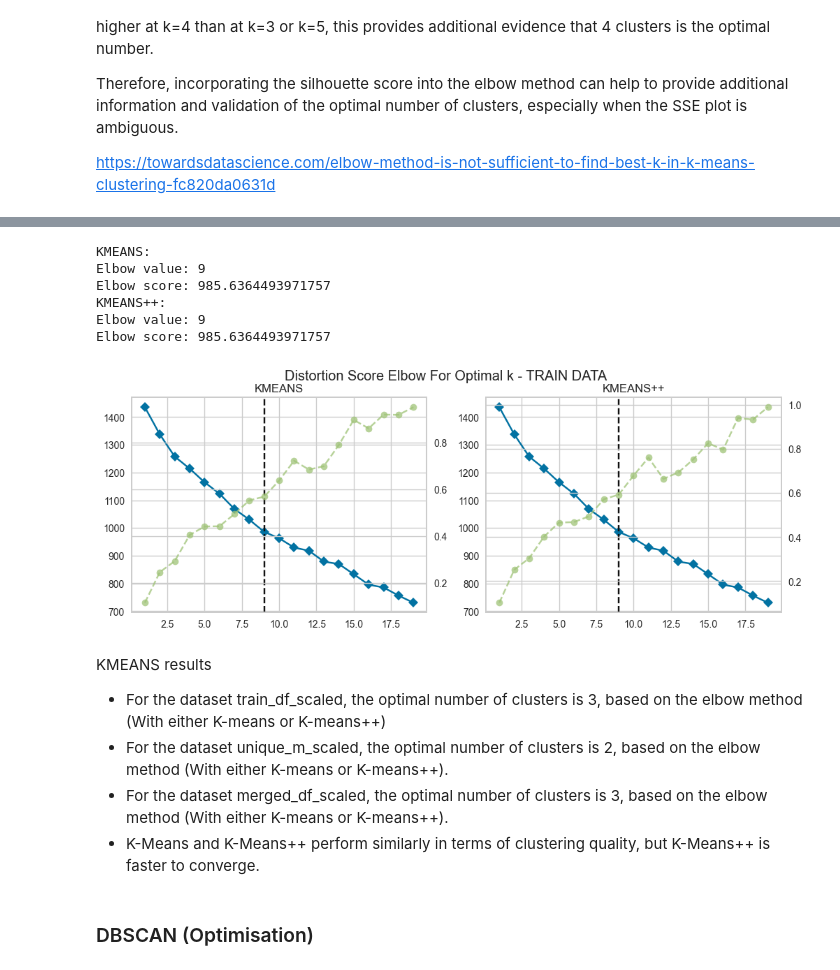
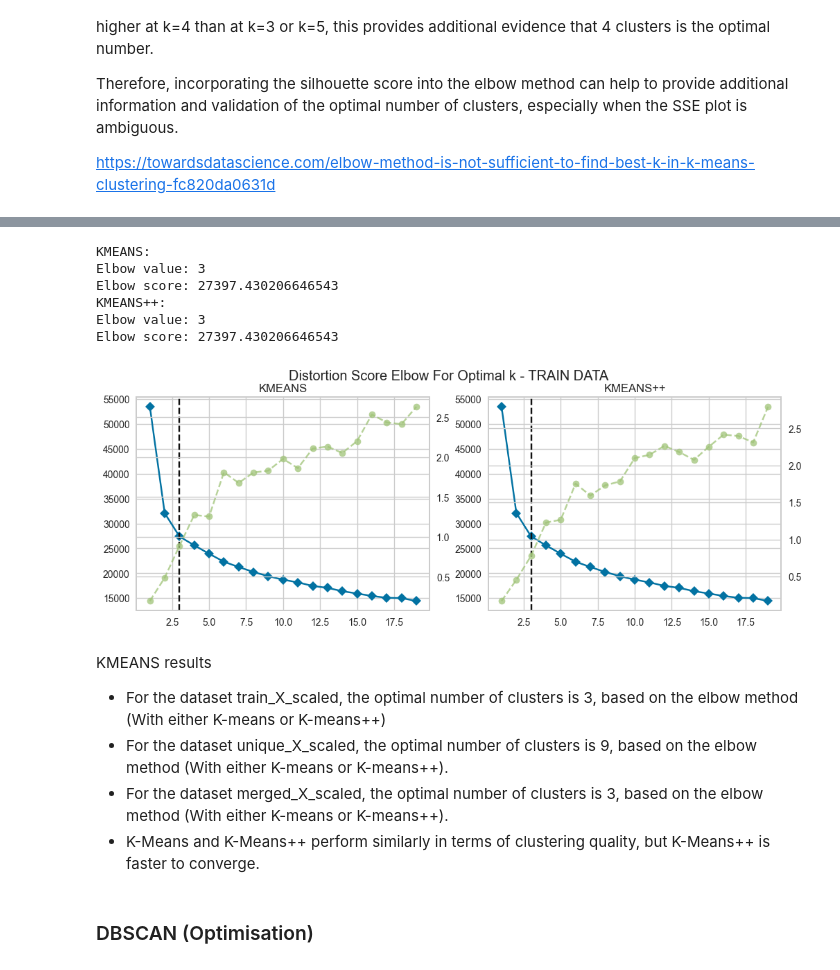
Before and after one commit to AntunesCSR/DM_Group_Project, a Jupyter notebook: HA3/HA3_CatiaV3.ipynb, the cells around one changed output, grey strips where cells are left out. Saved outputs shown, nothing was run; the diff lists cells and outputs as text; code cells hidden in the pictures.

```diff
--- a/HA3/HA3_CatiaV3.ipynb
+++ b/HA3/HA3_CatiaV3.ipynb
@@ -344,19 +385,19 @@ Elbow score: 985.6364493971757
 # %%
-plot_elbow_scores(unique_m_X_scaled, range(1, 20))
+plot_elbow_scores(merged_X_scaled, range(1, 20))
 # %% [output]
 KMEANS:
-Elbow value: 9
-Elbow score: 985.6364493971757
+Elbow value: 3
+Elbow score: 27397.430206646543
 KMEANS++:
-Elbow value: 9
-Elbow score: 985.6364493971757
+Elbow value: 3
+Elbow score: 27397.430206646543
-[figure, old version]
+[figure, new version]
 # %% [markdown]
 KMEANS results
 
-- For the dataset train_df_scaled, the optimal number of clusters is 3, based on the elbow method (With either K-means or K-means++)
-- For the dataset unique_m_scaled, the optimal number of clusters is 2, based on the elbow method (With either K-means or K-means++).
-- For the dataset merged_df_scaled, the optimal number of clusters is 3, based on the elbow method (With either K-means or K-means++).
+- For the dataset train_X_scaled, the optimal number of clusters is 3, based on the elbow method (With either K-means or K-means++)
+- For the dataset unique_X_scaled, the optimal number of clusters is 9, based on the elbow method (With either K-means or K-means++).
+- For the dataset merged_X_scaled, the optimal number of clusters is 3, based on the elbow method (With either K-means or K-means++).
 - K-Means and K-Means++ perform similarly in terms of clustering quality, but K-Means++ is faster to converge.
 # %% [markdown]
 ### DBSCAN (Optimisation)
```
Also changed, not shown: parts of 30 cells of this notebook.
